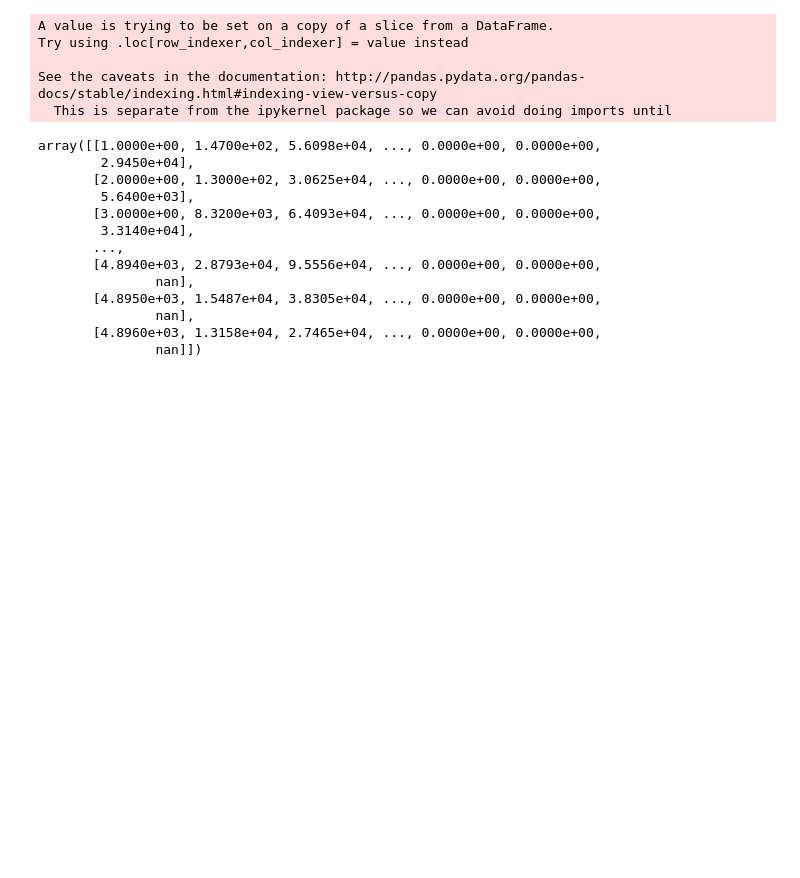
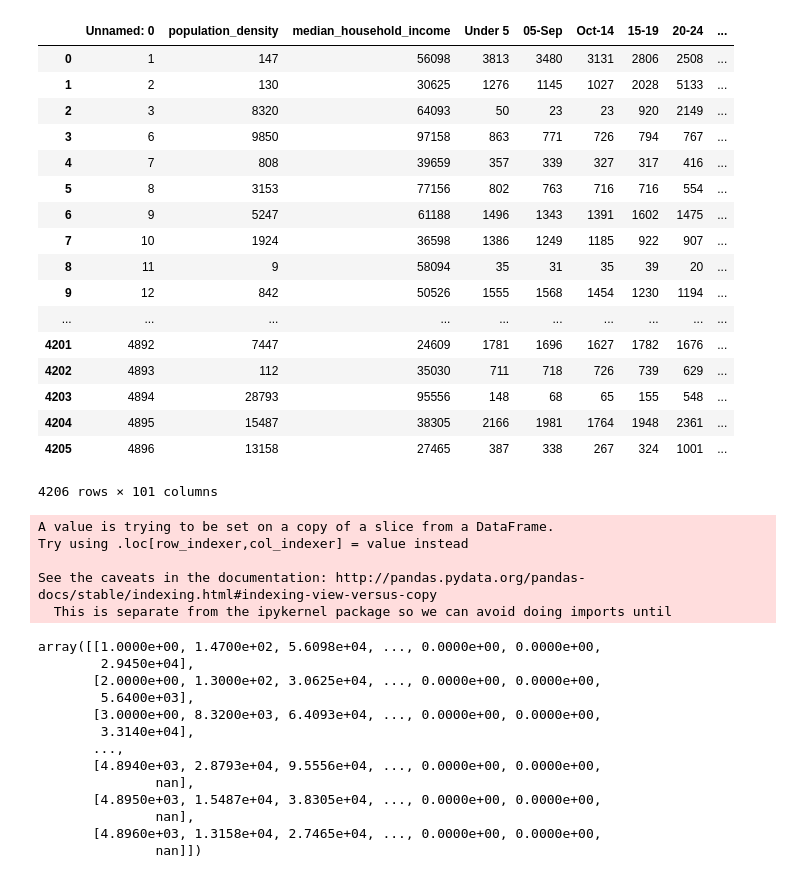
Before and after one commit to neevparikh/hack-princeton-brown, a Jupyter notebook: scraper/exploration.ipynb, the cells around one changed output. Cells and saved outputs as stored; diff of their text form; code cells hidden in the pictures; blank space fills up the shorter version.

```diff
--- a/scraper/exploration.ipynb
+++ b/scraper/exploration.ipynb
@@ -5,5 +7,25 @@ from sklearn import preprocessing
 # %%
 df = pd.read_csv("train_feat_df.csv")
+df
+# %% [output]
+|  | Unnamed: 0 | population_density | median_household_income | Under 5 | 05-Sep | Oct-14 | 15-19 | 20-24 | ... |
+| 0 | 1 | 147 | 56098 | 3813 | 3480 | 3131 | 2806 | 2508 | ... |
+| 1 | 2 | 130 | 30625 | 1276 | 1145 | 1027 | 2028 | 5133 | ... |
+| 2 | 3 | 8320 | 64093 | 50 | 23 | 23 | 920 | 2149 | ... |
+| 3 | 6 | 9850 | 97158 | 863 | 771 | 726 | 794 | 767 | ... |
+| 4 | 7 | 808 | 39659 | 357 | 339 | 327 | 317 | 416 | ... |
+| 5 | 8 | 3153 | 77156 | 802 | 763 | 716 | 716 | 554 | ... |
+| 6 | 9 | 5247 | 61188 | 1496 | 1343 | 1391 | 1602 | 1475 | ... |
+| 7 | 10 | 1924 | 36598 | 1386 | 1249 | 1185 | 922 | 907 | ... |
+| 8 | 11 | 9 | 58094 | 35 | 31 | 35 | 39 | 20 | ... |
+| 9 | 12 | 842 | 50526 | 1555 | 1568 | 1454 | 1230 | 1194 | ... |
+| ... | ... | ... | ... | ... | ... | ... | ... | ... | ... |
+| 4201 | 4892 | 7447 | 24609 | 1781 | 1696 | 1627 | 1782 | 1676 | ... |
+| 4202 | 4893 | 112 | 35030 | 711 | 718 | 726 | 739 | 629 | ... |
+| 4203 | 4894 | 28793 | 95556 | 148 | 68 | 65 | 155 | 548 | ... |
+| 4204 | 4895 | 15487 | 38305 | 2166 | 1981 | 1764 | 1948 | 2361 | ... |
+| 4205 | 4896 | 13158 | 27465 | 387 | 338 | 267 | 324 | 1001 | ... |
+4206 rows × 101 columns
 # %%
 t_df = df[list(df.columns)[66:(len(list(df.columns)) - 2)]]
 s_df = df[list(df.columns)[:66]]
```
Also changed, not shown: parts of 3 cells of this notebook, 7 other files.
